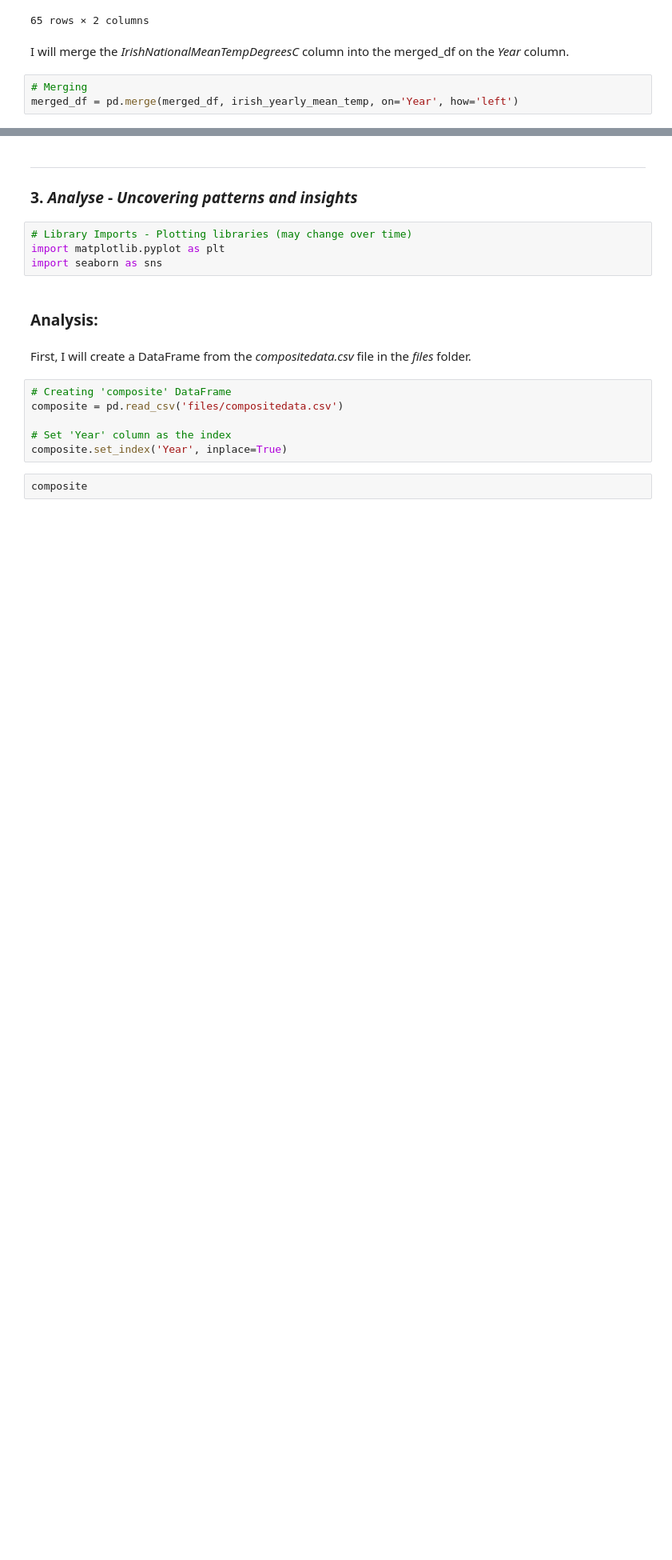
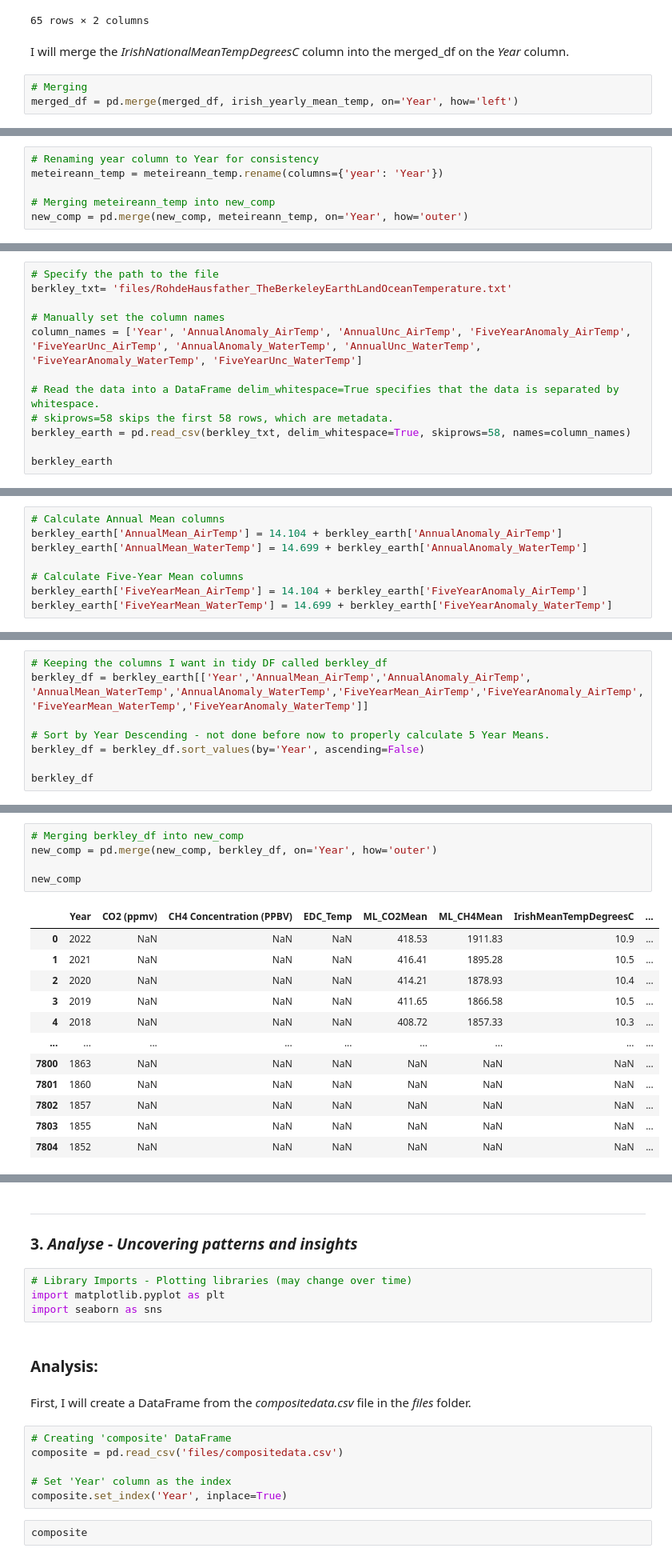
Before and after one commit to turps-pc90/PfDA_ClimateProject, a Jupyter notebook: project.ipynb, the cells around one changed output, grey strips where cells are left out. Shown at 80% size. Saved outputs shown, nothing was run; the diff lists cells and outputs as text; blank space fills up the shorter version.

```diff
--- a/project.ipynb
+++ b/project.ipynb
@@ -652,0 +773,6 @@ merged_df
+# %%
+# Renaming year column to Year for consistency
+meteireann_temp = meteireann_temp.rename(columns={'year': 'Year'})
+
+# Merging meteireann_temp into new_comp
+new_comp = pd.merge(new_comp, meteireann_temp, on='Year', how='outer')
@@ -652,0 +803,12 @@ merged_df
+# %%
+# Specify the path to the file
+berkley_txt= 'files/RohdeHausfather_TheBerkeleyEarthLandOceanTemperature.txt'
+
+# Manually set the column names
+column_names = ['Year', 'AnnualAnomaly_AirTemp', 'AnnualUnc_AirTemp', 'FiveYearAnomaly_AirTemp', 'FiveYearUnc_AirTemp', 'AnnualAnomaly_WaterTemp', 'AnnualUnc_WaterTemp', 'FiveYearAnomaly_WaterTemp', 'FiveYearUnc_WaterTemp']
+
+# Read the data into a DataFrame delim_whitespace=True specifies that the data is separated by whitespace.
+# skiprows=58 skips the first 58 rows, which are metadata.
+berkley_earth = pd.read_csv(berkley_txt, delim_whitespace=True, skiprows=58, names=column_names)
+
+berkley_earth
@@ -652,0 +831,8 @@ merged_df
+# %%
+# Calculate Annual Mean columns
+berkley_earth['AnnualMean_AirTemp'] = 14.104 + berkley_earth['AnnualAnomaly_AirTemp']
+berkley_earth['AnnualMean_WaterTemp'] = 14.699 + berkley_earth['AnnualAnomaly_WaterTemp']
+
+# Calculate Five-Year Mean columns
+berkley_earth['FiveYearMean_AirTemp'] = 14.104 + berkley_earth['FiveYearAnomaly_AirTemp']
+berkley_earth['FiveYearMean_WaterTemp'] = 14.699 + berkley_earth['FiveYearAnomaly_WaterTemp']
@@ -652,0 +841,8 @@ merged_df
+# %%
+# Keeping the columns I want in tidy DF called berkley_df
+berkley_df = berkley_earth[['Year','AnnualMean_AirTemp','AnnualAnomaly_AirTemp', 'AnnualMean_WaterTemp','AnnualAnomaly_WaterTemp','FiveYearMean_AirTemp','FiveYearAnomaly_AirTemp','FiveYearMean_WaterTemp','FiveYearAnomaly_WaterTemp']]
+
+# Sort by Year Descending - not done before now to properly calculate 5 Year Means.
+berkley_df = berkley_df.sort_values(by='Year', ascending=False)
+
+berkley_df
@@ -652,0 +865,18 @@ merged_df
+# %%
+# Merging berkley_df into new_comp
+new_comp = pd.merge(new_comp, berkley_df, on='Year', how='outer')
+
+new_comp
+# %% [output]
+|  | Year | CO2 (ppmv) | CH4 Concentration (PPBV) | EDC_Temp | ML_CO2Mean | ML_CH4Mean | IrishMeanTempDegreesC | ... |
+| 0 | 2022 | NaN | NaN | NaN | 418.53 | 1911.83 | 10.9 | ... |
+| 1 | 2021 | NaN | NaN | NaN | 416.41 | 1895.28 | 10.5 | ... |
+| 2 | 2020 | NaN | NaN | NaN | 414.21 | 1878.93 | 10.4 | ... |
+| 3 | 2019 | NaN | NaN | NaN | 411.65 | 1866.58 | 10.5 | ... |
+| 4 | 2018 | NaN | NaN | NaN | 408.72 | 1857.33 | 10.3 | ... |
+| ... | ... | ... | ... | ... | ... | ... | ... | ... |
+| 7800 | 1863 | NaN | NaN | NaN | NaN | NaN | NaN | ... |
+| 7801 | 1860 | NaN | NaN | NaN | NaN | NaN | NaN | ... |
+| 7802 | 1857 | NaN | NaN | NaN | NaN | NaN | NaN | ... |
+| 7803 | 1855 | NaN | NaN | NaN | NaN | NaN | NaN | ... |
+| 7804 | 1852 | NaN | NaN | NaN | NaN | NaN | NaN | ... |
```
Also changed, not shown: parts of 33 cells of this notebook, 4 other files.
